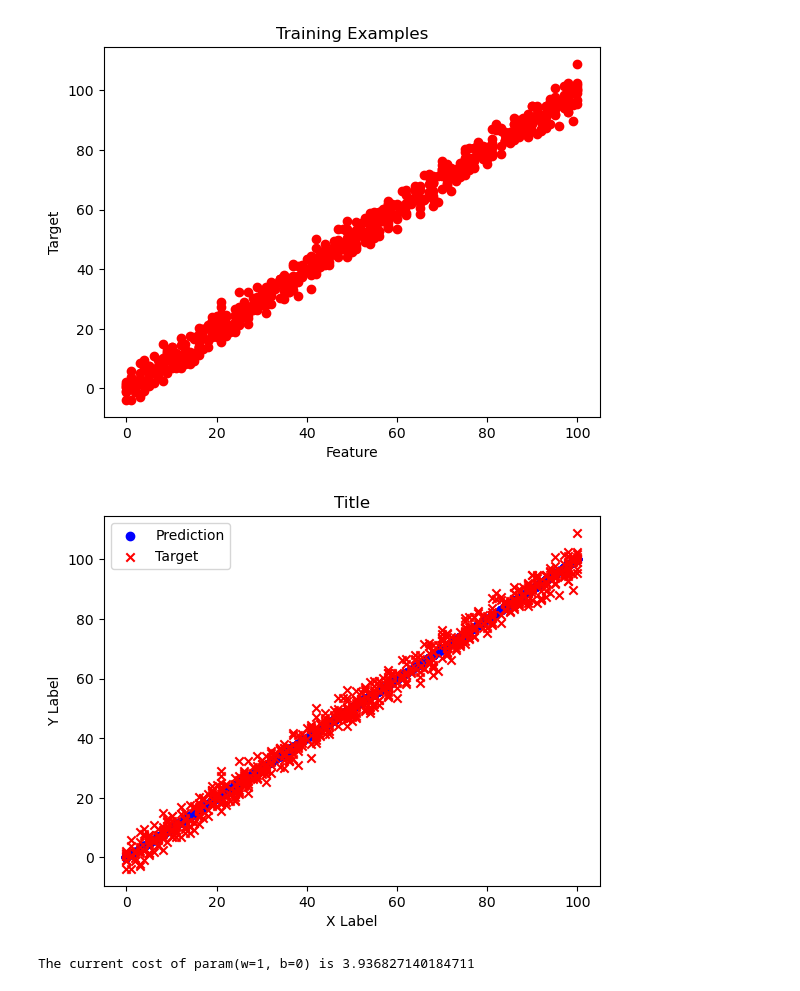
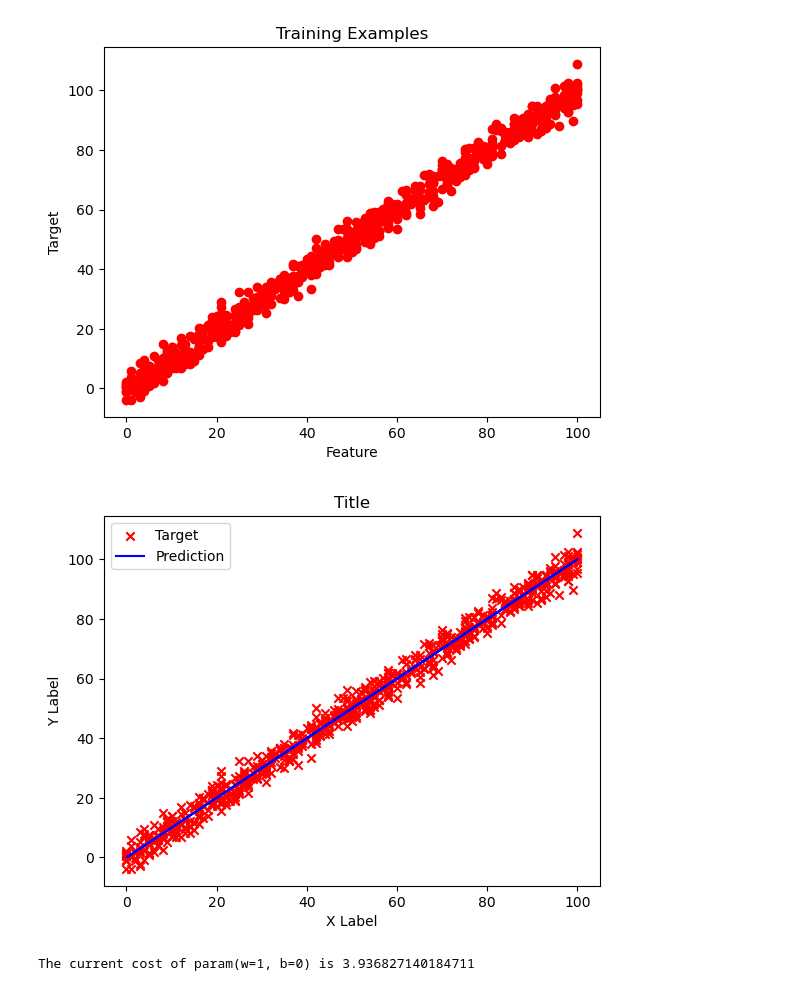
Before and after one commit to WhisperingRock/Kaggle_ML, a Jupyter notebook: univariable-linear-regression.ipynb, the cells around one changed output. Saved outputs shown, nothing was run; the diff lists cells and outputs as text; code cells hidden in the pictures.

```diff
--- a/univariable-linear-regression.ipynb
+++ b/univariable-linear-regression.ipynb
@@ -81,24 +81,29 @@ def compute_model_output(x, w, b):
 # %%
 # some inital guessing
 b = 0
 w = 1
 tmp_f_wb = compute_model_output(x_train_c, w, b)
 
 plt.close()
-# Plot the prediction
-plt.scatter(x_train_c, tmp_f_wb, c='b', label='Prediction')
+
 
 # Plot the training set as well
 plt.scatter(x_train_c, y_train_c, marker='x', c='r', label='Target')
+# Plot the prediction
+plt.plot(x_train_c, tmp_f_wb, c='b', label='Prediction')
 
 # Graph Options
 plt.title("Title")
 plt.ylabel('Y Label')
 plt.xlabel('X Label')
 plt.legend()
+
+
+
+
 plt.show()
 # %% [output]
-[figure, old version]
+[figure, new version]
 # %%
 def compute_cost(x, y, w, b):
     """
```
Also changed, not shown: parts of 6 cells of this notebook.
